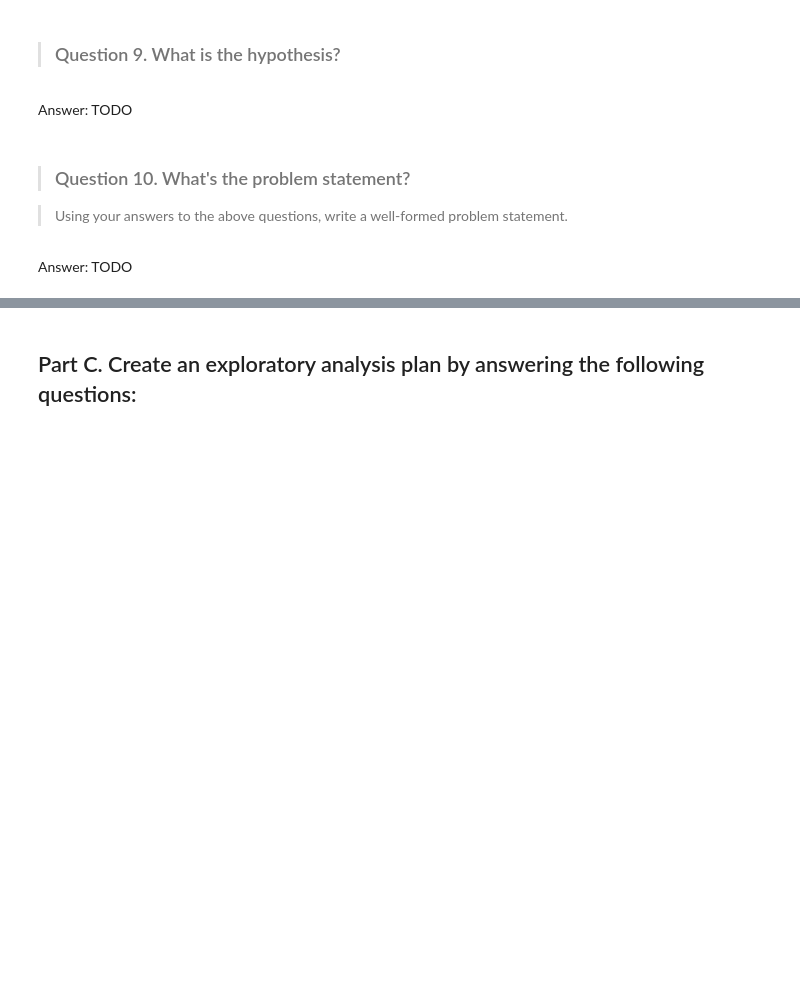
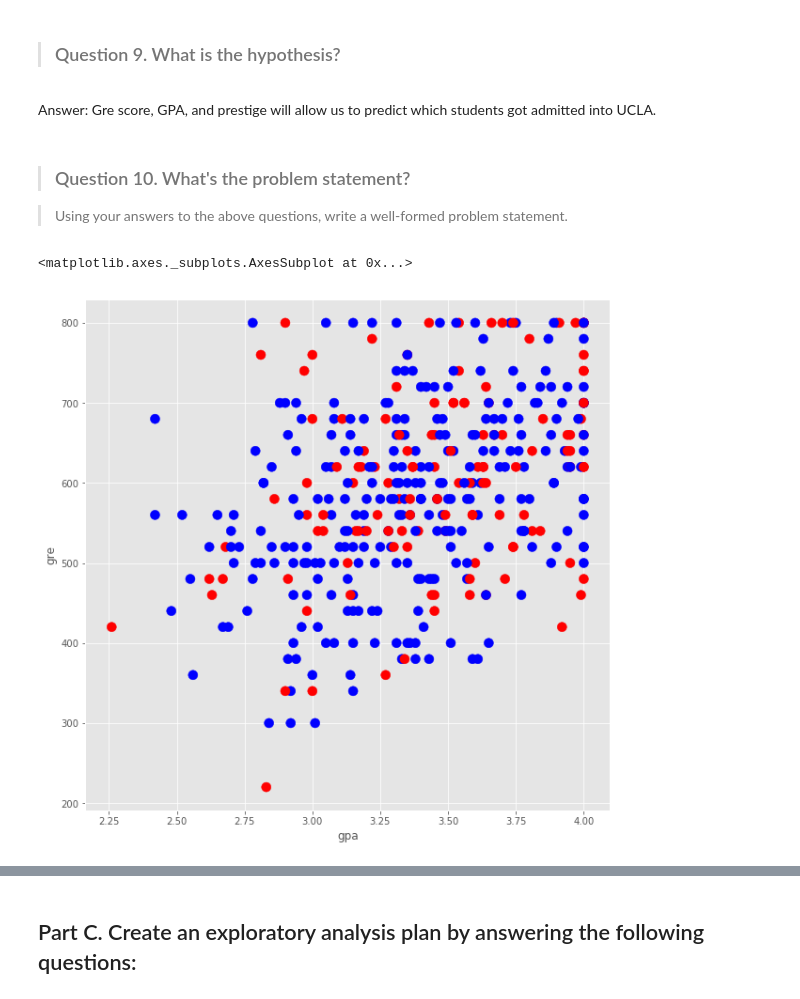
Before and after one commit to angreds/DS-SF-36, a Jupyter notebook: unit-project/1/notebooks/unit-project-1-starter-code-Angelica.ipynb, the cells around one changed output, grey strips where cells are left out. Cells and saved outputs as stored; diff of their text form; code cells hidden in the pictures; blank space fills up the shorter version.

```diff
--- a/unit-project/1/notebooks/unit-project-1-starter-code-Angelica.ipynb
+++ b/unit-project/1/notebooks/unit-project-1-starter-code-Angelica.ipynb
@@ -77,10 +104,14 @@ Answer: TODO
 # %% [markdown]
 > ### Question 9.  What is the hypothesis?
-# %% [markdown]
-Answer: TODO
+# %% [markdown]
+Answer: Gre score, GPA, and prestige will allow us to predict which students got admitted into UCLA.
 # %% [markdown]
 > ### Question 10.  What's the problem statement?
 
 > Using your answers to the above questions, write a well-formed problem statement.
-# %% [markdown]
-Answer: TODO
+# %%
+import matplotlib.pyplot as plt
+df.plot(kind = 'scatter', x = 'gpa', y = 'gre', c = df.admit.map({1: 'red', 0: 'blue'}), s = 100, figsize = (10, 10))
+# %% [output]
+<matplotlib.axes._subplots.AxesSubplot at 0x...>
+[figure, added]
```
Also changed, not shown: parts of 27 cells of this notebook.
